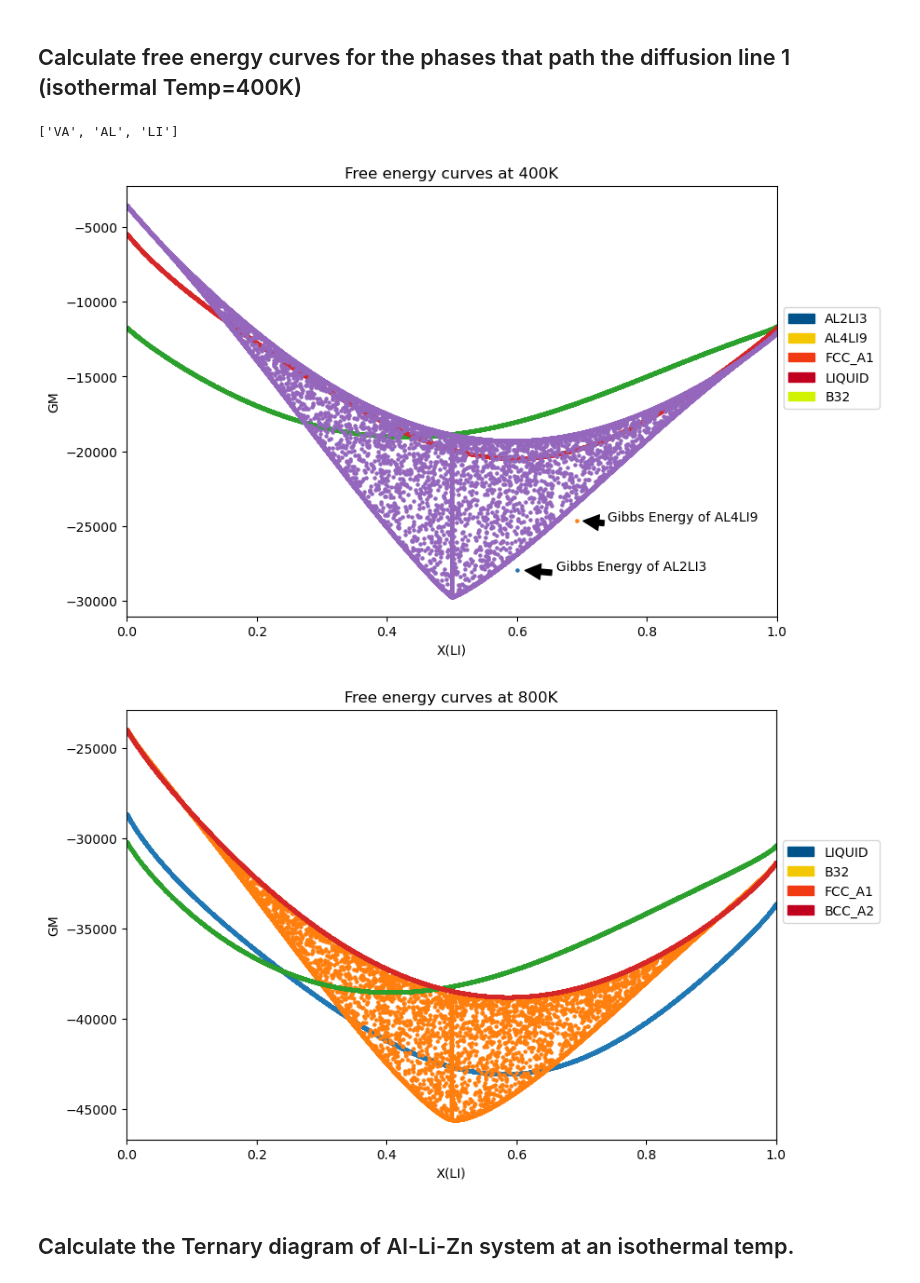
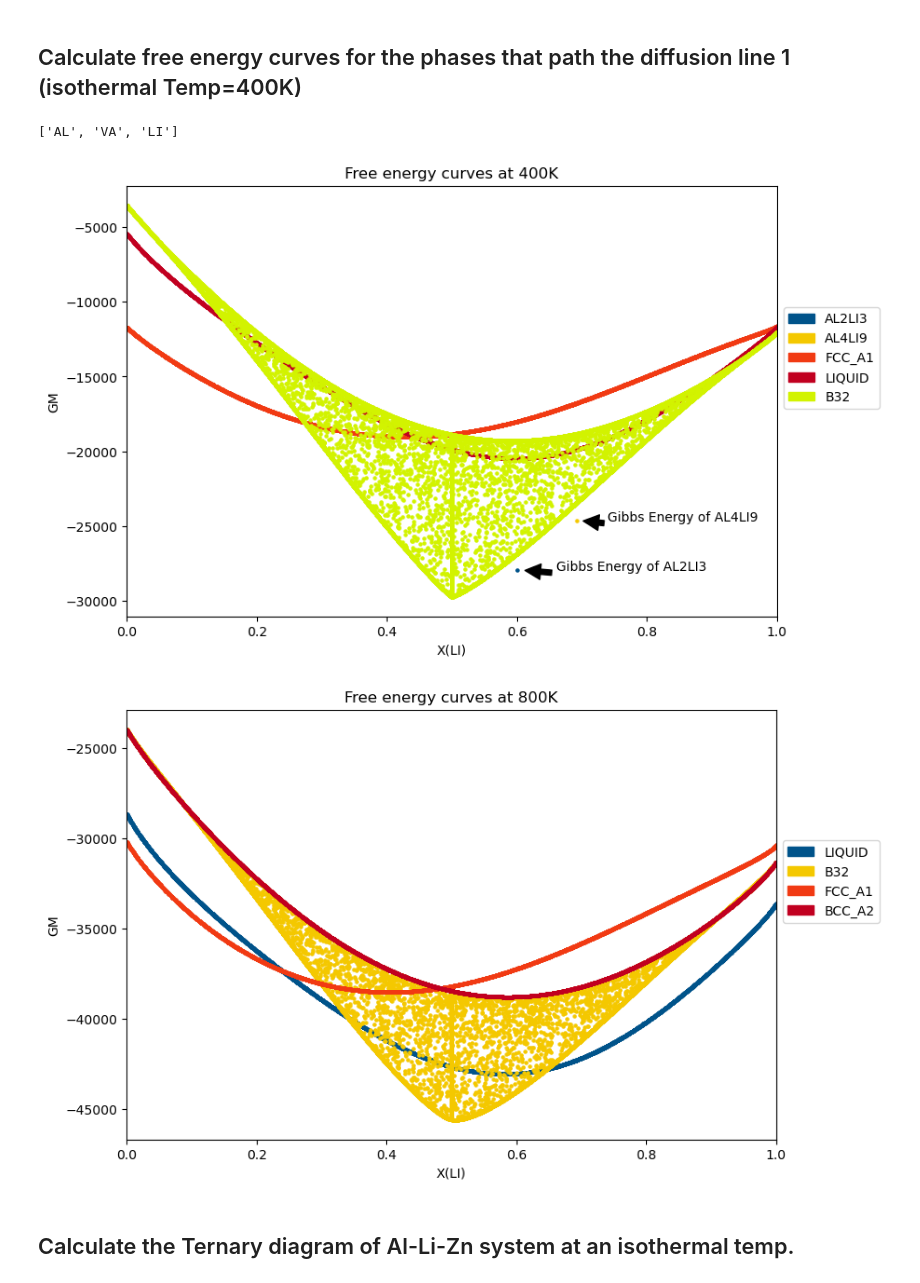
Before and after one commit to vahid2364/PyCalphad_teaching_tutorial, a Jupyter notebook: PyCALPHAD_tutorial2.ipynb, the cells around one changed output. Drawn from its saved outputs; the diff is of its cells as text; code cells hidden in the pictures.

```diff
--- a/PyCALPHAD_tutorial2.ipynb
+++ b/PyCALPHAD_tutorial2.ipynb
@@ -318,36 +318,36 @@ phases = ['AL2LI3', 'AL4LI9', 'FCC_A1', 'LIQUID','B32']
 
 # Get the colors that map phase names to colors in the legend
 legend_handles, colorlist = phase_legend((phases))
 
 fig = plt.figure(figsize=(9,6))
 ax = fig.gca()
 
 # Loop over phases, calculate the Gibbs energy, and scatter plot GM vs. X(RE)
 for phase_name in phases:
     result = calculate(dbf, comps, phase_name, P=101325, T=temp, output='GM')
-    ax.scatter(result.X.sel(component='LI'), result.GM, marker='o', s=5)
+    ax.scatter(result.X.sel(component='LI'), result.GM, marker='o', s=5, c=colorlist[phase_name])
     if (phase_name == 'AL2LI3'):
         plt.annotate('Gibbs Energy of AL2LI3',xy = (0.61,np.max(result.GM.values)), xytext=(0.66, np.max(result.GM.values)), arrowprops=dict(facecolor='black', shrink=0.05))
     elif (phase_name == 'AL4LI9'):
         plt.annotate('Gibbs Energy of AL4LI9',xy = (0.70,np.max(result.GM.values)), xytext=(0.74, np.max(result.GM.values)), arrowprops=dict(facecolor='black', shrink=0.05))
 
 
 # Format the plotgege
 ax.set_title('Free energy curves at '+str(temp)+'K' )
 ax.set_xlabel('X(LI)')
 ax.set_ylabel('GM')
 ax.set_xlim((0, 1))
 ax.legend(handles=legend_handles, loc='center left', bbox_to_anchor=(1, 0.6))
 
 #plt.annotate('Diffusion line 2',xy = (0.8,800), xytext=(0.7, 900), arrowprops=dict(facecolor='black', shrink=0.05))
 
 ## common tangent line
 #ax.plot([0, 0.5], [-12000, -30000], color='black', linewidth=3, linestyle='--')
 
 plt.show()
 # %% [output]
-['VA', 'AL', 'LI']
+['AL', 'VA', 'LI']
-[figure, old version]
+[figure, new version]
 # %%
 temp = 800
 
@@ -363,7 +363,7 @@ ax = fig.gca()
 # Loop over phases, calculate the Gibbs energy, and scatter plot GM vs. X(RE)
 for phase_name in phases:
     result = calculate(dbf, comps, phase_name, P=101325, T=temp, output='GM')
-    ax.scatter(result.X.sel(component='LI'), result.GM, marker='o', s=5)
+    ax.scatter(result.X.sel(component='LI'), result.GM, marker='o', s=5, c=colorlist[phase_name])
 
 # Format the plotgege
 ax.set_title('Free energy curves at '+str(temp)+'K' )
@@ -377,7 +377,7 @@ ax.legend(handles=legend_handles, loc='center left', bbox_to_anchor=(1, 0.6))
 
 plt.show()
 # %% [output]
-[figure, old version]
+[figure, new version]
 # %% [markdown]
 ## Calculate the Ternary diagram of Al-Li-Zn system at an isothermal temp.
 # %%
```
Also changed, not shown: parts of 7 cells of this notebook, 1 other file.
